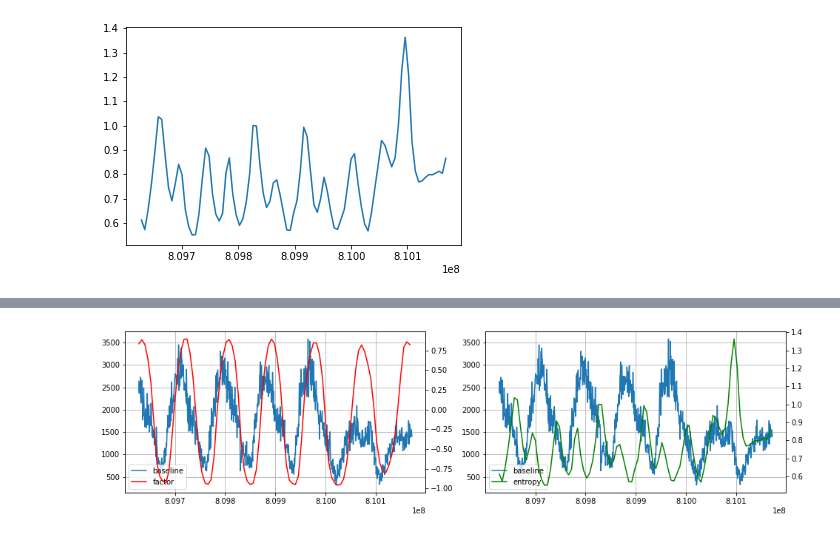
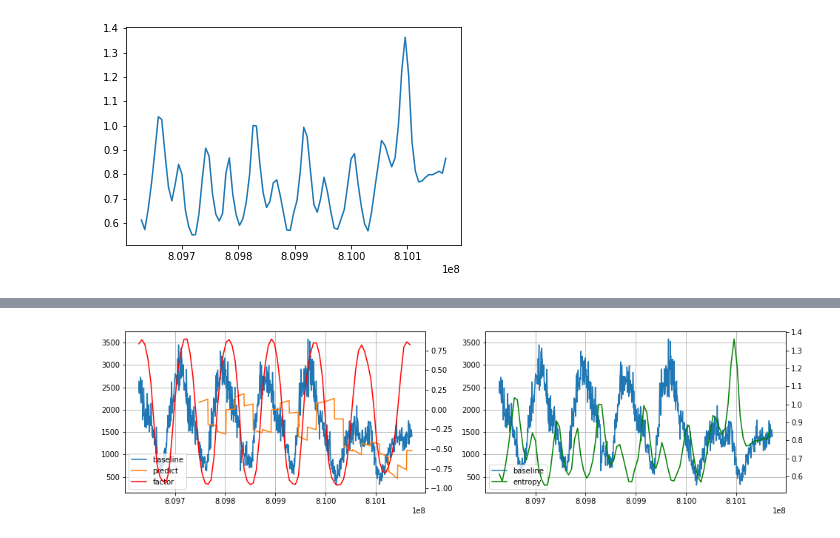
Before and after one commit to nnao45/jaist-my-jupyter, a Jupyter notebook: notebook/clark_net/test01.ipynb, the cells around one changed output, grey strips where cells are left out. Saved outputs shown, nothing was run; the diff lists cells and outputs as text; code cells hidden in the pictures.

```diff
--- a/notebook/clark_net/test01.ipynb
+++ b/notebook/clark_net/test01.ipynb
@@ -160,3 +189,25 @@ plt.plot(clark_fuzzy["date"], clark_fuzzy["entropy"])
 # %% [output]
 [<matplotlib.lines.Line2D at 0x...>]
 [figure]
+# %%
+def compute_enet( x_train, y_train, alpha = 1.0, l1_ratio = 0.5) -> ElasticNet:
+    return ElasticNet(alpha=alpha, l1_ratio=l1_ratio).fit(x_train, y_train)
+# %%
+def enet_loop(x, y, alpha = 1.0, l1_ratio = 0.5, batch_size = 300, incr = 30):
+    y_pred = pd.DataFrame([])
+    counter = batch_size
+    while len(x) > counter:
+        try:
+            x_train = x[counter-batch_size:counter]
+            y_train = y[counter-batch_size:counter]
+            x_test = x[counter:counter+incr].reshape(-1, 1)
+            enet = compute_enet(x_train, y_train, alpha, l1_ratio)
+            target_y_pred = enet.predict(x_test)
+            y_pred = y_pred.append(pd.DataFrame(target_y_pred), ignore_index=True)
+            counter += incr
+        except Exception as e:
+            print(e)
+            counter += incr
+    return y_pred
+# %%
+df_M_pred = enet_loop(df_M_date, df_M_count)
@@ -163,25 +219,26 @@ plt.plot(clark_fuzzy["date"], clark_fuzzy["entropy"])
 # %%
 fig, axes = plt.subplots(1, 2, figsize=(16, 4))
 ln1 = axes[0].plot(df_M_date[100:], df_M_count[100:],label='baseline')
+ln1 = axes[0].plot(df_M_date[300:], df_M_pred,label='predict')
 
 ax1 = axes[0].twinx()
 ln2 = ax1.plot(clark_lr["date"], clark_lr["factor"], color='red', label="factor")
 
 h1, l1 = axes[0].get_legend_handles_labels()
 h2, l2 = ax1.get_legend_handles_labels()
 axes[0].legend(h1+h2, l1+l2, loc='lower left')
 
 axes[0].grid(True)
 
 ln3 = axes[1].plot(df_M_date[100:], df_M_count[100:],label='baseline')
 
 ax2 = axes[1].twinx()
 ln4 = ax2.plot(clark_fuzzy["date"], clark_fuzzy["entropy"], color='green', label="entropy")
 
 h3, l3 = axes[1].get_legend_handles_labels()
 h4, l4 = ax2.get_legend_handles_labels()
 axes[1].legend(h3+h4, l3+l4, loc='lower left')
 
 axes[1].grid(True)
 # %% [output]
-[figure, old version]
+[figure, new version]
```
Also changed, not shown: parts of 12 cells of this notebook, 1 other file.
